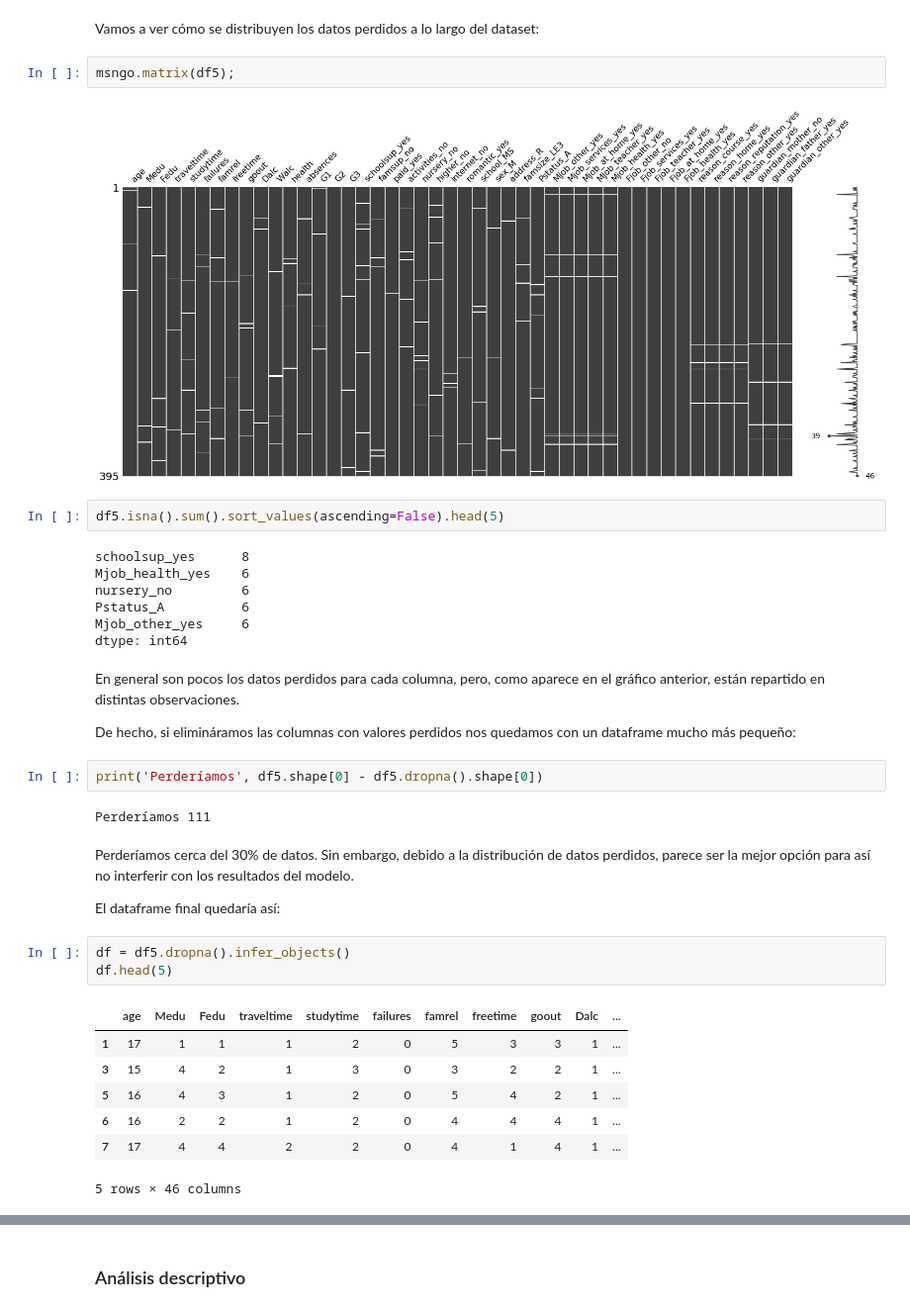
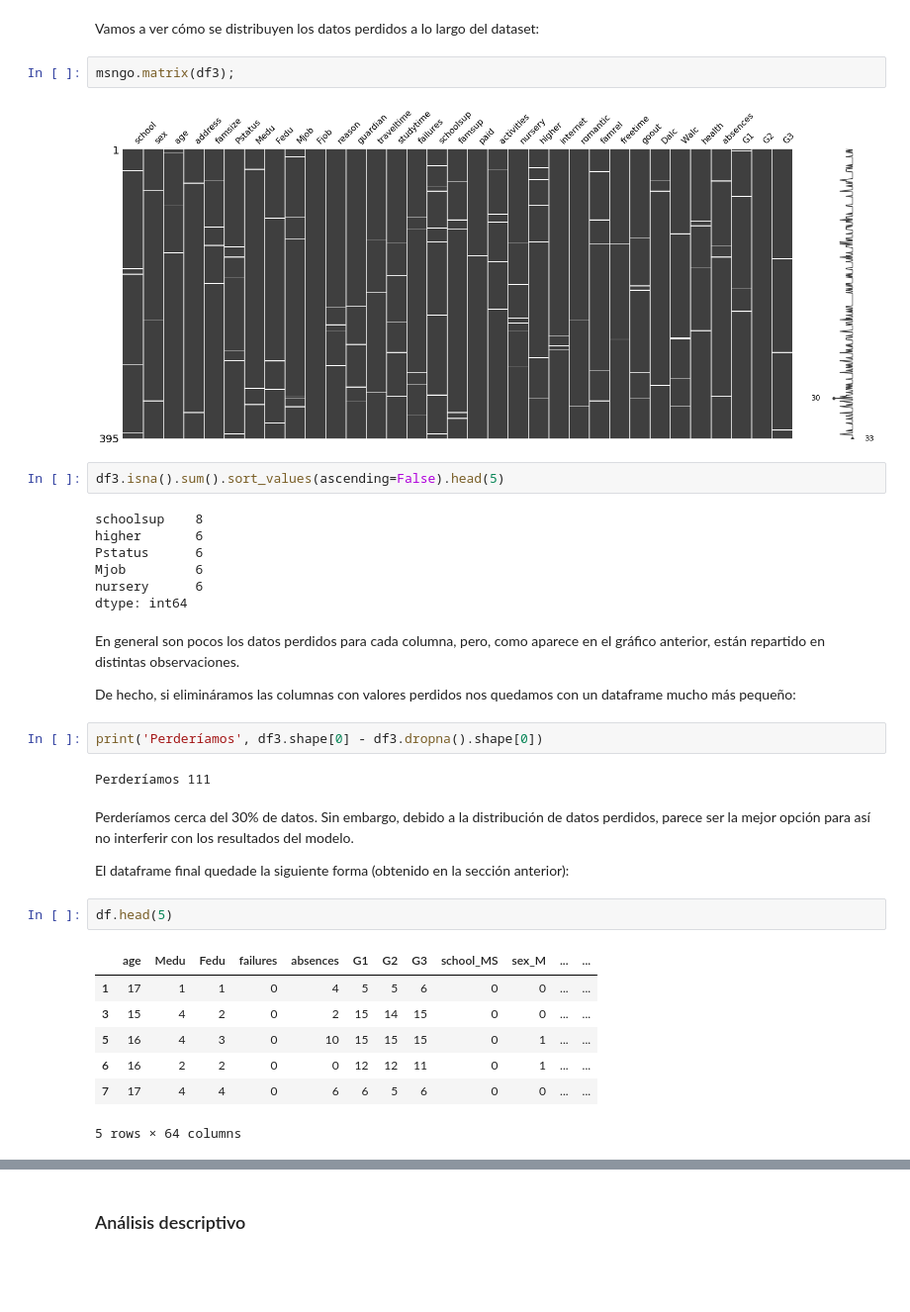
Before and after one commit to muZk/desafio-latam-ds-python, a Jupyter notebook: 02 - Fundamentos Data Science/prueba/Rendimiento escolar.ipynb, the cells around one changed output, grey strips where cells are left out. Shown at 99% size. Cells and saved outputs as stored; diff of their text form; blank space fills up the shorter version.

```diff
--- a/02 - Fundamentos Data Science/prueba/Rendimiento escolar.ipynb
+++ b/02 - Fundamentos Data Science/prueba/Rendimiento escolar.ipynb
@@ -253,41 +247,40 @@ df5.head(5)
 # %% [markdown]
 Vamos a ver cómo se distribuyen los datos perdidos a lo largo del dataset:
 # %%
-msngo.matrix(df5);
+msngo.matrix(df3);
 # %% [output]
-[figure, old version]
+[figure, new version]
 # %%
-df5.isna().sum().sort_values(ascending=False).head(5)
+df3.isna().sum().sort_values(ascending=False).head(5)
 # %% [output]
-schoolsup_yes      8
-Mjob_health_yes    6
-nursery_no         6
-Pstatus_A          6
-Mjob_other_yes     6
+schoolsup    8
+higher       6
+Pstatus      6
+Mjob         6
+nursery      6
 dtype: int64
 # %% [markdown]
 En general son pocos los datos perdidos para cada columna, pero, como aparece en el gráfico anterior, están repartido en distintas observaciones.
 
 De hecho, si elimináramos las columnas con valores perdidos nos quedamos con un dataframe mucho más pequeño:
 # %%
-print('Perderíamos', df5.shape[0] - df5.dropna().shape[0])
+print('Perderíamos', df3.shape[0] - df3.dropna().shape[0])
 # %% [output]
 Perderíamos 111
 # %% [markdown]
 Perderíamos cerca del 30% de datos. Sin embargo, debido a la distribución de datos perdidos, parece ser la mejor opción para así no interferir con los resultados del modelo.
 
-El dataframe final quedaría así:
+El dataframe final quedade la siguiente forma (obtenido en la sección anterior):
 # %%
-df = df5.dropna().infer_objects()
 df.head(5)
 # %% [output]
-|  | age | Medu | Fedu | traveltime | studytime | failures | famrel | freetime | goout | Dalc | ... |
-| 1 | 17 | 1 | 1 | 1 | 2 | 0 | 5 | 3 | 3 | 1 | ... |
-| 3 | 15 | 4 | 2 | 1 | 3 | 0 | 3 | 2 | 2 | 1 | ... |
-| 5 | 16 | 4 | 3 | 1 | 2 | 0 | 5 | 4 | 2 | 1 | ... |
-| 6 | 16 | 2 | 2 | 1 | 2 | 0 | 4 | 4 | 4 | 1 | ... |
-| 7 | 17 | 4 | 4 | 2 | 2 | 0 | 4 | 1 | 4 | 1 | ... |
+|  | age | Medu | Fedu | failures | absences | G1 | G2 | G3 | school_MS | sex_M | ... | ... |
+| 1 | 17 | 1 | 1 | 0 | 4 | 5 | 5 | 6 | 0 | 0 | ... | ... |
+| 3 | 15 | 4 | 2 | 0 | 2 | 15 | 14 | 15 | 0 | 0 | ... | ... |
+| 5 | 16 | 4 | 3 | 0 | 10 | 15 | 15 | 15 | 0 | 1 | ... | ... |
+| 6 | 16 | 2 | 2 | 0 | 0 | 12 | 12 | 11 | 0 | 1 | ... | ... |
+| 7 | 17 | 4 | 4 | 0 | 6 | 6 | 5 | 6 | 0 | 0 | ... | ... |
-5 rows × 46 columns
+5 rows × 64 columns
 # %%
 df.info()
 # %% [output]
```
Also changed, not shown: parts of 86 cells of this notebook, 2 other files.
